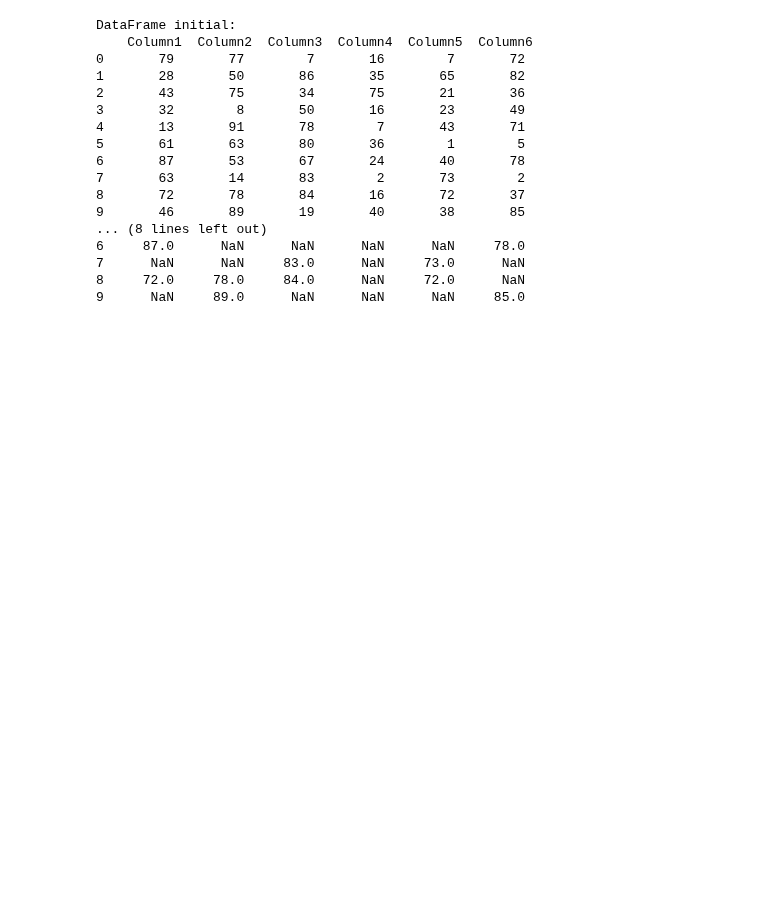
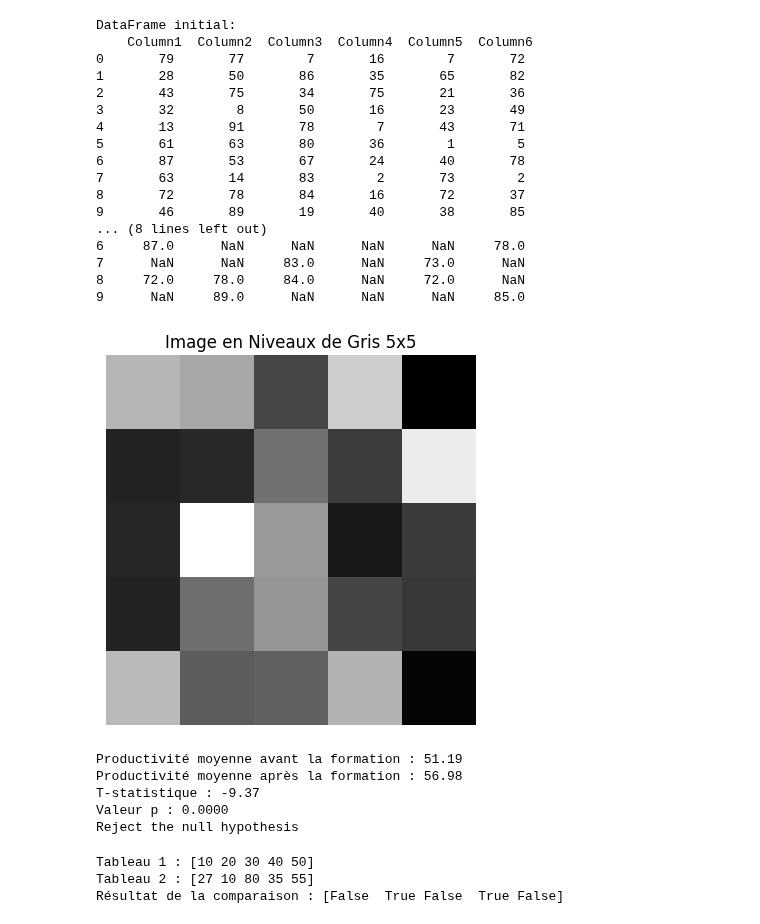
Before and after one commit to imajdadi/GenAiMachineBootcamp, a Jupyter notebook: GenAiMachineBootcamp/Week3/Day2/Exo/Exo.ipynb, the cells around one changed output. Saved outputs shown, nothing was run; the diff lists cells and outputs as text; code cells hidden in the pictures; blank space fills up the shorter version.

```diff
--- a/GenAiMachineBootcamp/Week3/Day2/Exo/Exo.ipynb
+++ b/GenAiMachineBootcamp/Week3/Day2/Exo/Exo.ipynb
@@ -103,3 +103,71 @@ DataFrame initial:
 7      NaN      NaN     83.0      NaN     73.0      NaN
 8     72.0     78.0     84.0      NaN     72.0      NaN
 9      NaN     89.0      NaN      NaN      NaN     85.0
+# %%
+#Exo5
+import numpy as np
+import matplotlib.pyplot as plt
+#création d'une image en niveaux de gris 5x5
+image_gray = np.random.randint(0, 256, (5, 5) , dtype=np.uint8)
+# Affichage de l'image en niveaux de gris
+plt.imshow(image_gray, cmap='gray', interpolation='nearest')
+plt.title("Image en Niveaux de Gris 5x5")
+plt.axis('off')  # Désactive les axes pour une meilleure visibilité
+plt.show()
+# %% [output]
+[figure, added]
+# %%
+#Exo6
+import numpy as np
+
+# Productivity scores of employees before the training program
+productivity_before = np.random.normal(loc=50, scale=10, size=30)
+
+# Productivity scores of the same employees after the training program
+productivity_after = productivity_before + np.random.normal(loc=5, scale=3, size=30)
+
+# Calcul de la moyenne avant et après la formation
+mean_before = np.mean(productivity_before)
+mean_after = np.mean(productivity_after)
+
+
+# Your task is to formulate a hypothesis regarding the training program's effectiveness
+# and test it using basic statistical functions in NumPy.
+
+t_statistic, p_value = stats.ttest_rel(productivity_before, productivity_after)
+# Affichage des résultats
+print(f"Productivité moyenne avant la formation : {mean_before:.2f}")
+print(f"Productivité moyenne après la formation : {mean_after:.2f}")
+print(f"T-statistique : {t_statistic:.2f}")
+print(f"Valeur p : {p_value:.4f}")
+# Interpreting the result
+alpha = 0.05  # Significance level
+if p_value < alpha:
+    print("Reject the null hypothesis")
+else:
+    print("Fail to reject the null hypothesis")
+# %% [output]
+Productivité moyenne avant la formation : 51.19
+Productivité moyenne après la formation : 56.98
+T-statistique : -9.37
+Valeur p : 0.0000
+Reject the null hypothesis
+# %%
+#Exo7
+import numpy as np
+
+# Création d'un tableau de nombres
+tab_1 = np.array([10, 20, 30, 40, 50])
+tab_2 = np.array([27, 10, 80, 35, 55])
+
+# Comparaison élément par élément !output is a boolean array
+comparison_elem = tab_1 > tab_2
+
+# Affichage des tableaux et du résultat booléen
+print("Tableau 1 :", tab_1)
+print("Tableau 2 :", tab_2)
+print("Résultat de la comparaison :", comparison_elem)
+# %% [output]
+Tableau 1 : [10 20 30 40 50]
+Tableau 2 : [27 10 80 35 55]
+Résultat de la comparaison : [False  True False  True False]
```
Also changed, not shown: parts of 3 cells of this notebook.
